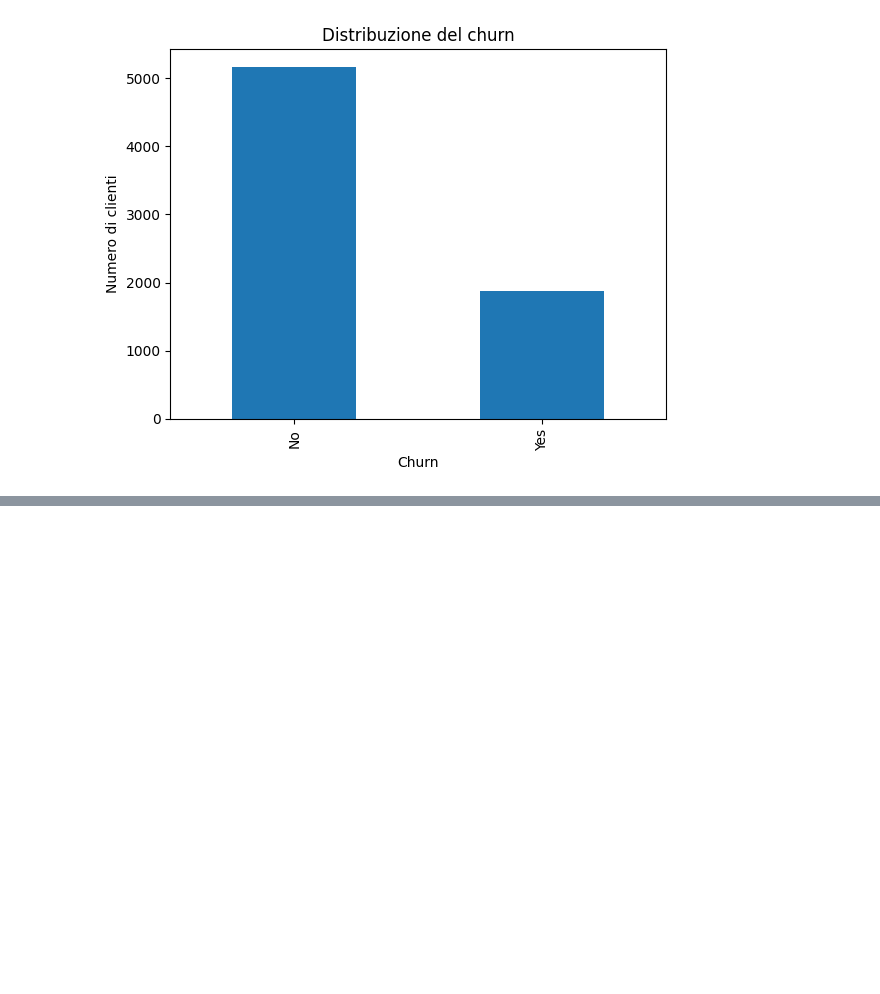
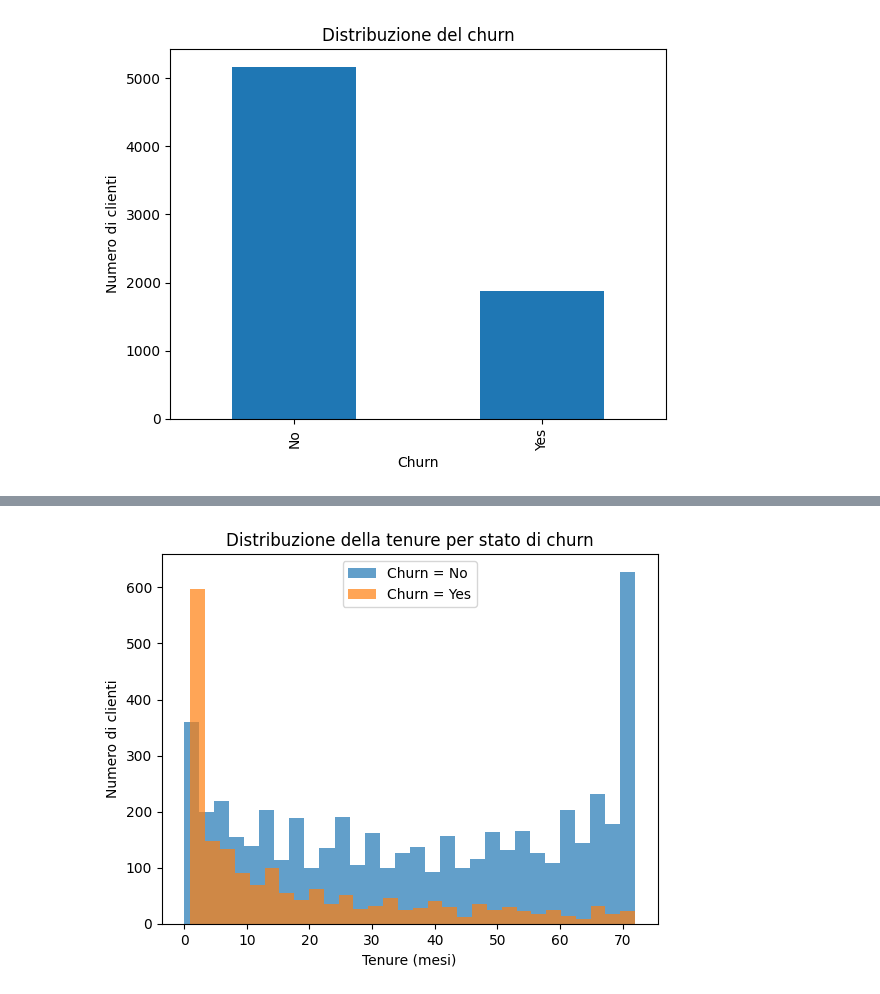
Before and after one commit to MicheleCorazzina/Telco-customer-Churn, a Jupyter notebook: notebooks/01_business_understanding_and_eda.ipynb, the cells around one changed output, grey strips where cells are left out. Drawn from its saved outputs; the diff is of its cells as text; code cells hidden in the pictures; blank space fills up the shorter version.

```diff
--- a/notebooks/01_business_understanding_and_eda.ipynb
+++ b/notebooks/01_business_understanding_and_eda.ipynb
@@ -115,0 +158,11 @@ Questo conferma la rilevanza del problema dal punto di vista del business e gius
+# %%
+plt.hist(df[df["Churn"] == "No"]["tenure"], bins=30, alpha=0.7, label="Churn = No")
+plt.hist(df[df["Churn"] == "Yes"]["tenure"], bins=30, alpha=0.7, label="Churn = Yes")
+
+plt.xlabel("Tenure (mesi)")
+plt.ylabel("Numero di clienti")
+plt.title("Distribuzione della tenure per stato di churn")
+plt.legend()
+plt.show()
+# %% [output]
+[figure, added]
```
Also changed, not shown: parts of 21 cells of this notebook.
